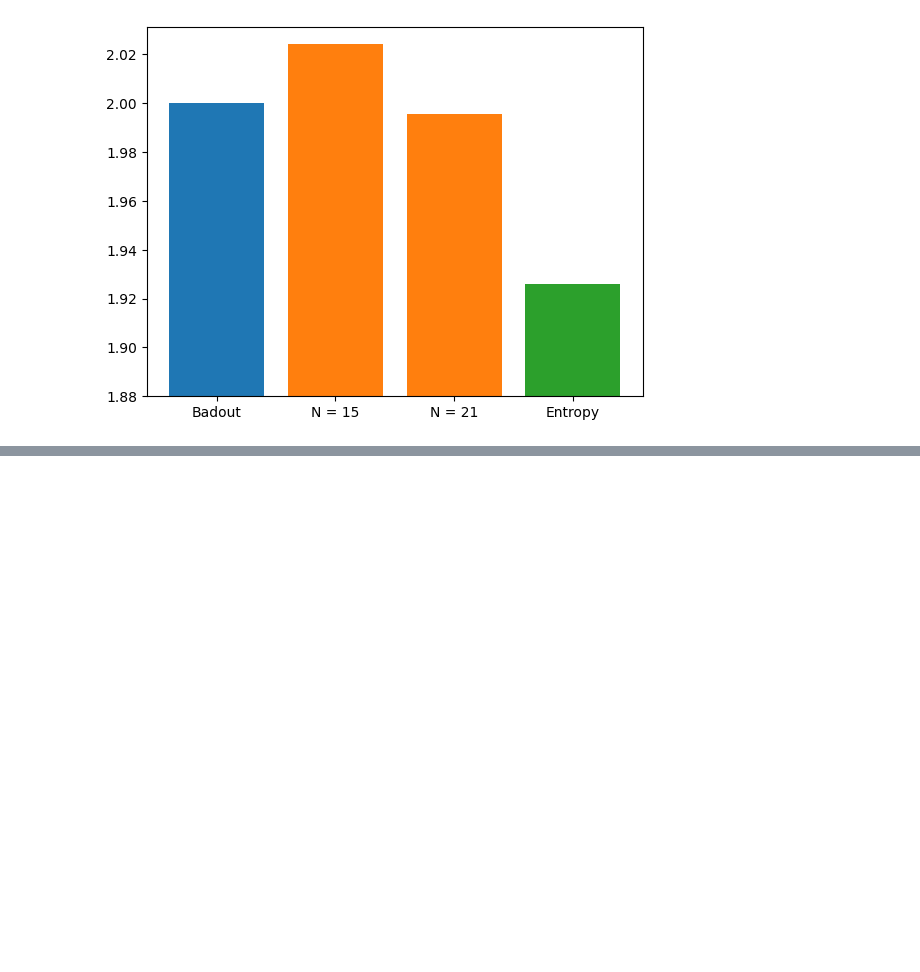
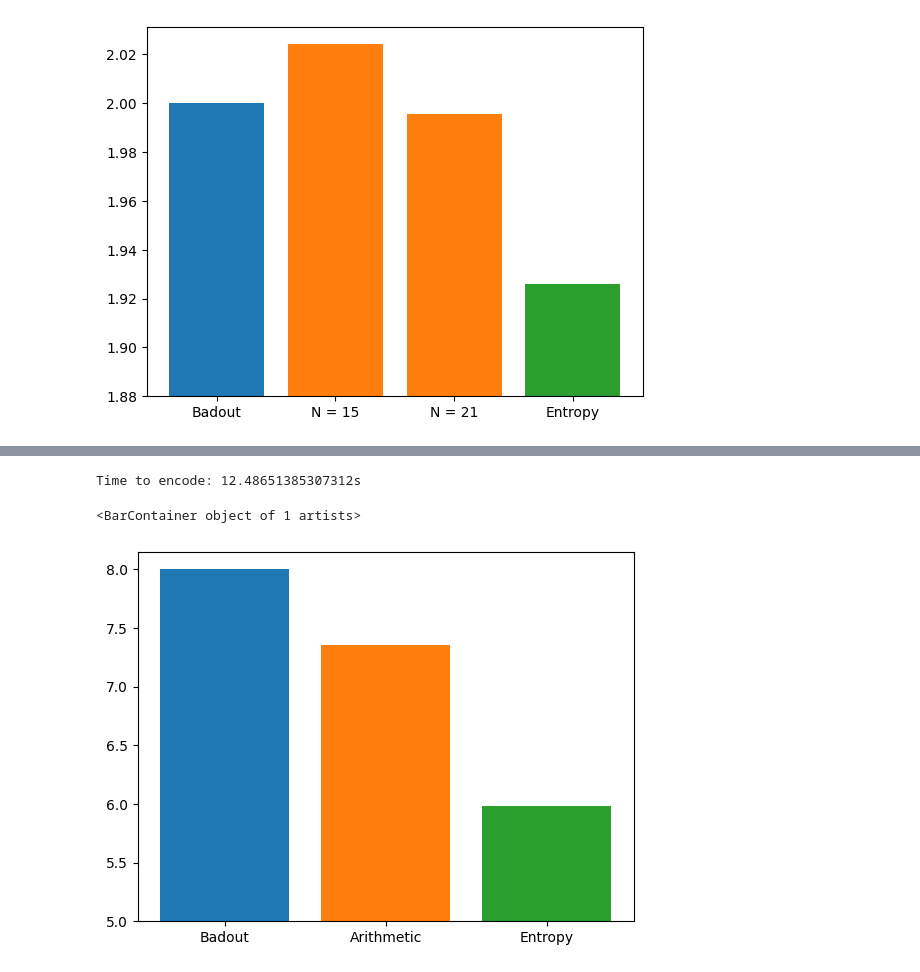
Before and after one commit to MattiaFiore/Source-Coding-Project, a Jupyter notebook: Arithmetic.ipynb, the cells around one changed output, grey strips where cells are left out. Drawn from its saved outputs; the diff is of its cells as text; code cells hidden in the pictures; blank space fills up the shorter version.

```diff
--- a/Arithmetic.ipynb
+++ b/Arithmetic.ipynb
@@ -585,0 +586,37 @@ plt.bar('Entropy', entropy-offset, bottom = offset)
+# %%
+values = []
+
+for i in range(img.width):
+  for j in range(img.height):
+    for k in img.getpixel((i,j)):
+
+      values.append(str(k))
+# %%
+count = Counter(values)
+probabilities = [i/count.total() for i in count.values()]
+symbols = [i for i in count.keys()]
+C = [sum(probabilities[:i]) for i in range(0,len(probabilities))]
+# %%
+divisors = [1]
+for i in divisors:
+    #i represent the group you are doing the length of the group
+
+    start = time.time()
+    encoded_text = ""
+    for j in range(0, len(values), i):
+      encoded_text += SourceCoding.encode_arithmetic(probabilities, C, values[j:j+i], symbols)
+
+    end = time.time()
+    print(f'Time to encode: {end-start}s')
+# %% [output]
+Time to encode: 12.48651385307312s
+# %%
+entropy = sum([p*log2(1/p) for p in probabilities])
+# %%
+offset = 5
+plt.bar(['Badout'], 8 - offset, bottom = offset)
+plt.bar(['Arithmetic'], len(encoded_text)/len(values) - offset, bottom = offset)
+plt.bar(['Entropy'], entropy - offset, bottom = offset)
+# %% [output]
+<BarContainer object of 1 artists>
+[figure, added]
```
Also changed, not shown: parts of 13 cells of this notebook.
